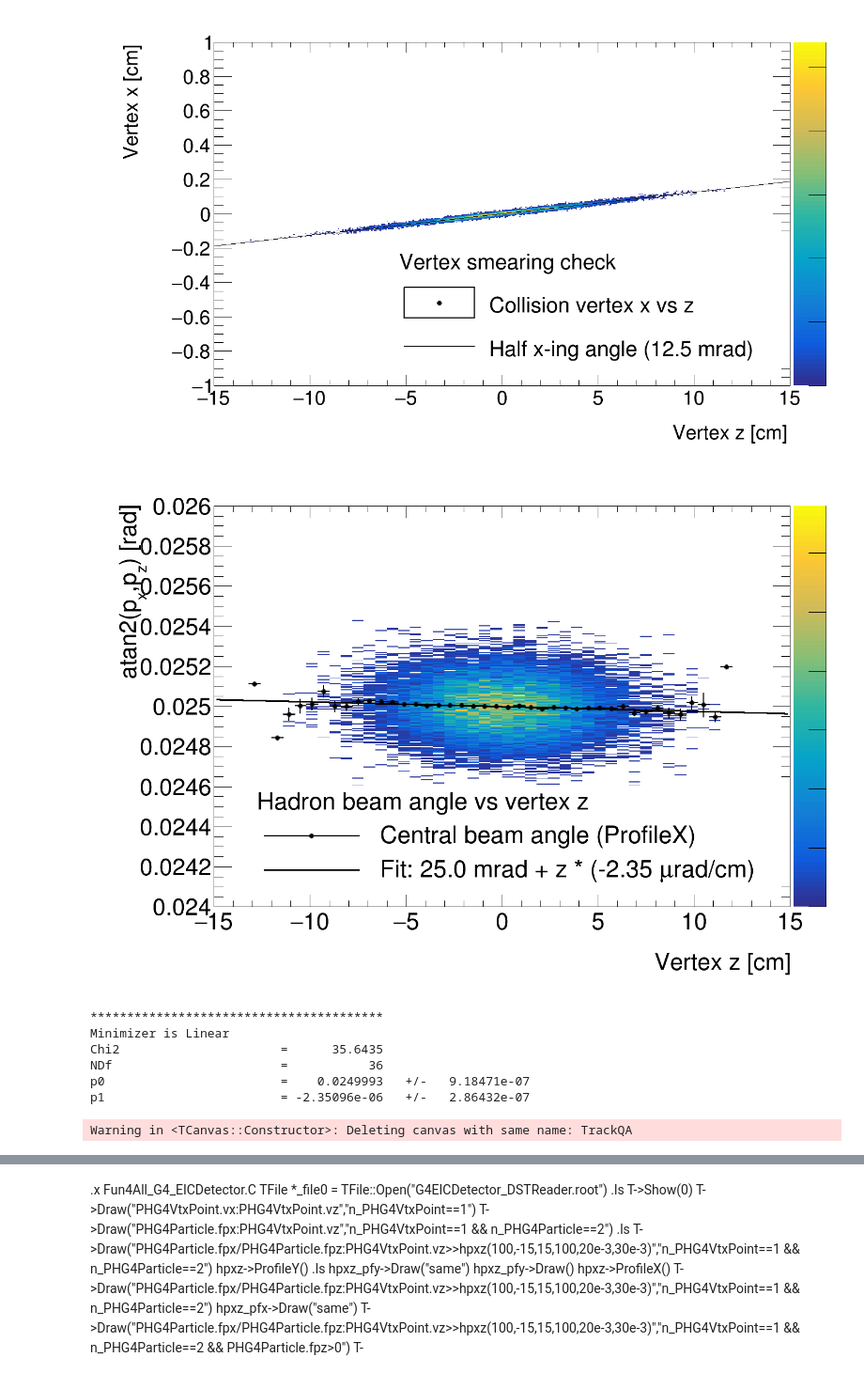
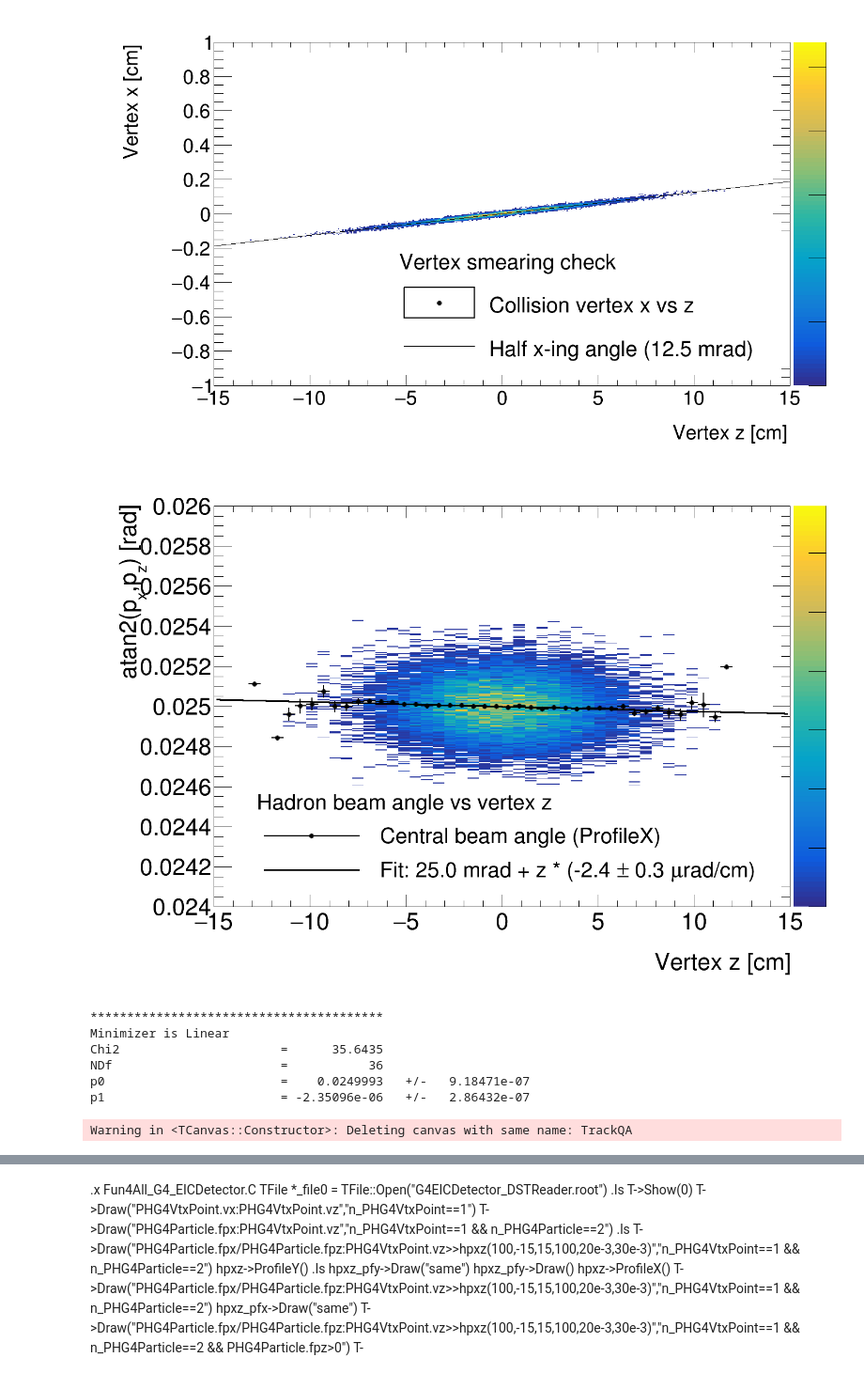
Before and after one commit to blackcathj/macros, a Jupyter notebook: detectors/EICDetector/Plot.ipynb, the cells around one changed output, grey strips where cells are left out. Shown: that part at 94% size. Drawn from its saved outputs; the diff is of its cells as text; code cells hidden in the pictures.

Commit message:
add error bar

```diff
--- a/detectors/EICDetector/Plot.ipynb
+++ b/detectors/EICDetector/Plot.ipynb
@@ -87,36 +87,36 @@ T->Show(0)
 # %%
 {
     TCanvas *c1 = new TCanvas("TrackQA", "TrackQA", 1400, 1000);
     c1->Divide(1, 1);
     int idx = 1;
     TPad *p = nullptr;
 
     p = (TPad *) c1->cd(idx++);
     c1->Update();
 
 
     TH2F *hpxvz = new TH2F("hpxvz", ";Vertex z [cm];atan2(p_{x},p_{z}) [rad]",50,-15,15,400,24e-3,26e-3);
     T->Draw("atan2(PHG4Particle.fpx,PHG4Particle.fpz):PHG4VtxPoint.vz>>hpxvz","n_PHG4VtxPoint==1 && n_PHG4Particle==2 && PHG4Particle.fpz>0","colz");
     TProfile * hpxvz_pfx = hpxvz->ProfileX();
     hpxvz_pfx -> Draw("same");
 
     TF1 * fpol1 = new TF1("fpol1","pol1");
 
     hpxvz_pfx->Fit(fpol1);
 
 
     TLegend *leg = new TLegend(.2, .2, .95, .4,  + "Hadron beam angle vs vertex z");
     leg->AddEntry(hpxvz_pfx, "Central beam angle (ProfileX)","lp");
-    leg->AddEntry(fpol1, Form("Fit: %.1f mrad + z * (%.2f #murad/cm)",
+    leg->AddEntry(fpol1, Form("Fit: %.1f mrad + z * (%.1f #pm %.1f #murad/cm)",
                               fpol1->GetParameter(0)*1e3,
-                              fpol1->GetParameter(1)*1e6), "l");
+                              fpol1->GetParameter(1)*1e6,fpol1->GetParError(1)*1e6), "l");
     leg->Draw();
 
     c1->Draw();
 
 }
 # %% [output]
-[figure, old version]
+[figure, new version]
 ****************************************
 Minimizer is Linear
 Chi2                      =      35.6435
```
Also changed, not shown: parts of 2 cells of this notebook.
